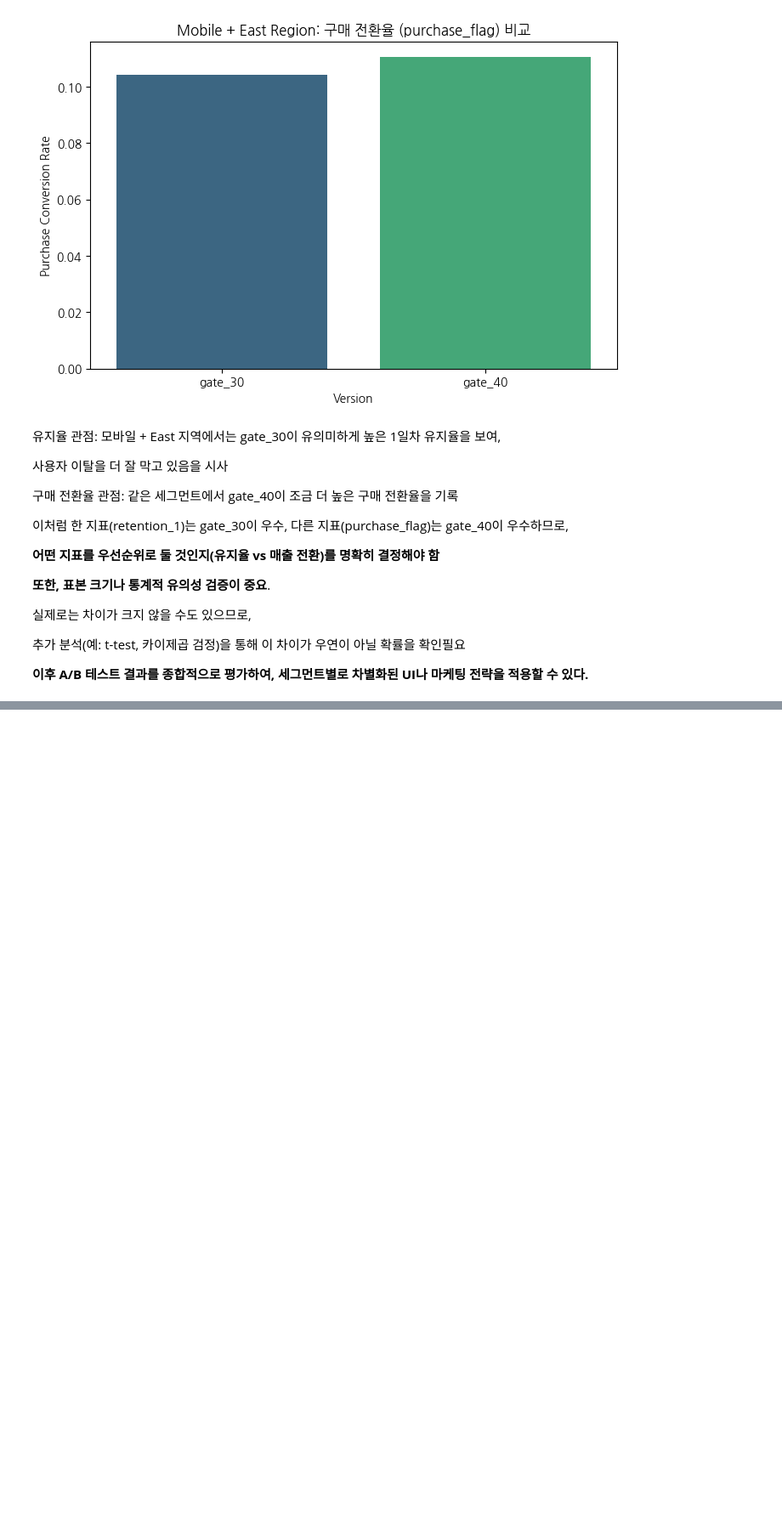
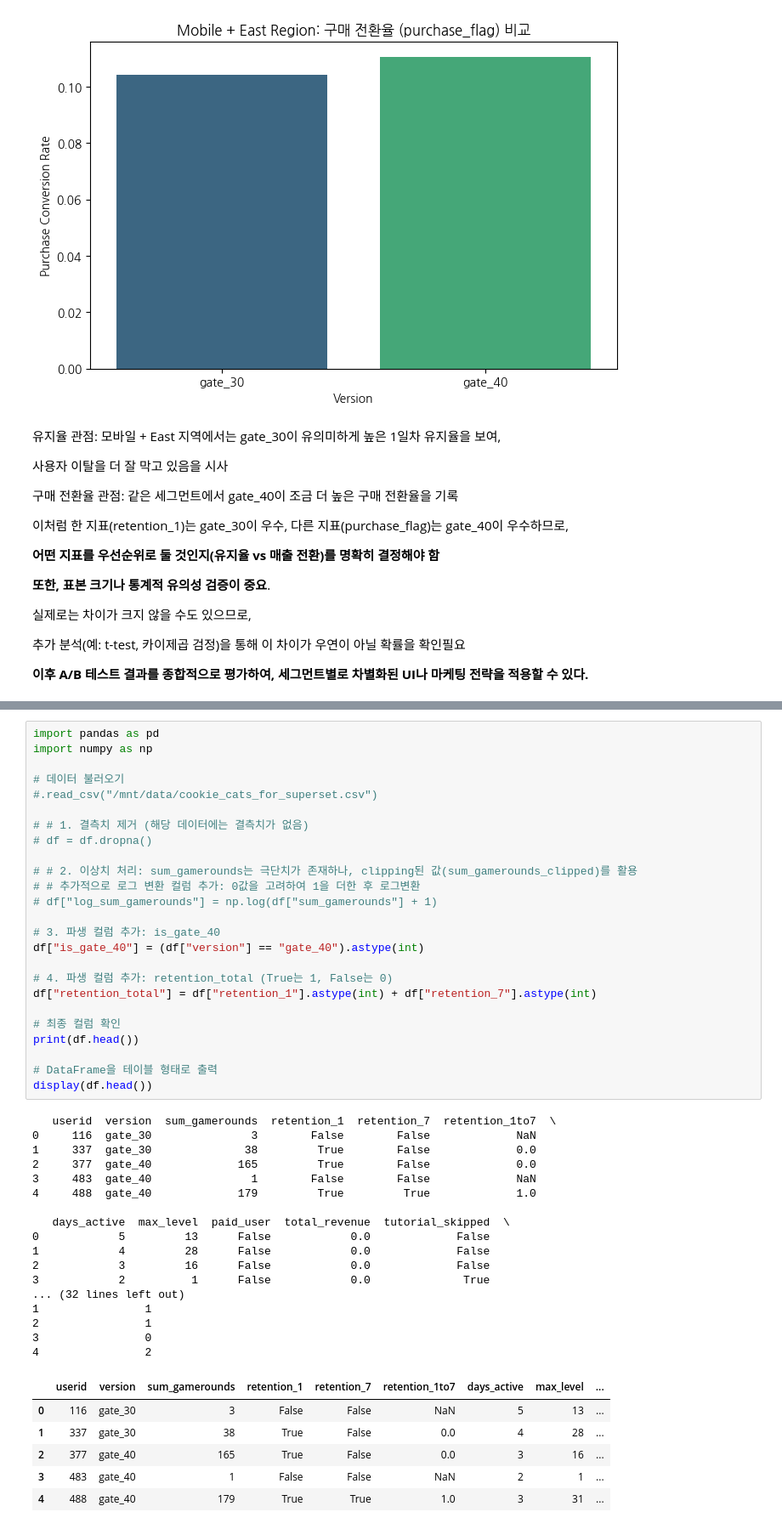
Before and after one commit to SeounghwanPark/first-repository, a Jupyter notebook: MQ07_C2.ipynb, the cells around one changed output, grey strips where cells are left out. Shown: that part at 85% size. Cells and saved outputs as stored; diff of their text form; blank space fills up the shorter version.

```diff
--- a/MQ07_C2.ipynb
+++ b/MQ07_C2.ipynb
@@ -965,0 +1505,49 @@ files.download('cookie_cats_for_superset_03.csv')
+# %%
+import pandas as pd
+import numpy as np
+
+# 데이터 불러오기
+#.read_csv("/mnt/data/cookie_cats_for_superset.csv")
+
+# # 1. 결측치 제거 (해당 데이터에는 결측치가 없음)
+# df = df.dropna()
+
+# # 2. 이상치 처리: sum_gamerounds는 극단치가 존재하나, clipping된 값(sum_gamerounds_clipped)를 활용
+# # 추가적으로 로그 변환 컬럼 추가: 0값을 고려하여 1을 더한 후 로그변환
+# df["log_sum_gamerounds"] = np.log(df["sum_gamerounds"] + 1)
+
+# 3. 파생 컬럼 추가: is_gate_40
+df["is_gate_40"] = (df["version"] == "gate_40").astype(int)
+
+# 4. 파생 컬럼 추가: retention_total (True는 1, False는 0)
+df["retention_total"] = df["retention_1"].astype(int) + df["retention_7"].astype(int)
+
+# 최종 컬럼 확인
+print(df.head())
+
+# DataFrame을 테이블 형태로 출력
+display(df.head())
+# %% [output]
+   userid  version  sum_gamerounds  retention_1  retention_7  retention_1to7  \
+0     116  gate_30               3        False        False             NaN
+1     337  gate_30              38         True        False             0.0
+2     377  gate_40             165         True        False             0.0
+3     483  gate_40               1        False        False             NaN
+4     488  gate_40             179         True         True             1.0
+
+   days_active  max_level  paid_user  total_revenue  tutorial_skipped  \
+0            5         13      False            0.0             False
+1            4         28      False            0.0             False
+2            3         16      False            0.0             False
+3            2          1      False            0.0              True
+... (32 lines left out)
+1                1
+2                1
+3                0
+4                2
+|  | userid | version | sum_gamerounds | retention_1 | retention_7 | retention_1to7 | days_active | max_level | ... |
+| 0 | 116 | gate_30 | 3 | False | False | NaN | 5 | 13 | ... |
+| 1 | 337 | gate_30 | 38 | True | False | 0.0 | 4 | 28 | ... |
+| 2 | 377 | gate_40 | 165 | True | False | 0.0 | 3 | 16 | ... |
+| 3 | 483 | gate_40 | 1 | False | False | NaN | 2 | 1 | ... |
+| 4 | 488 | gate_40 | 179 | True | True | 1.0 | 3 | 31 | ... |
```
Also changed, not shown: parts of 20 cells of this notebook.
